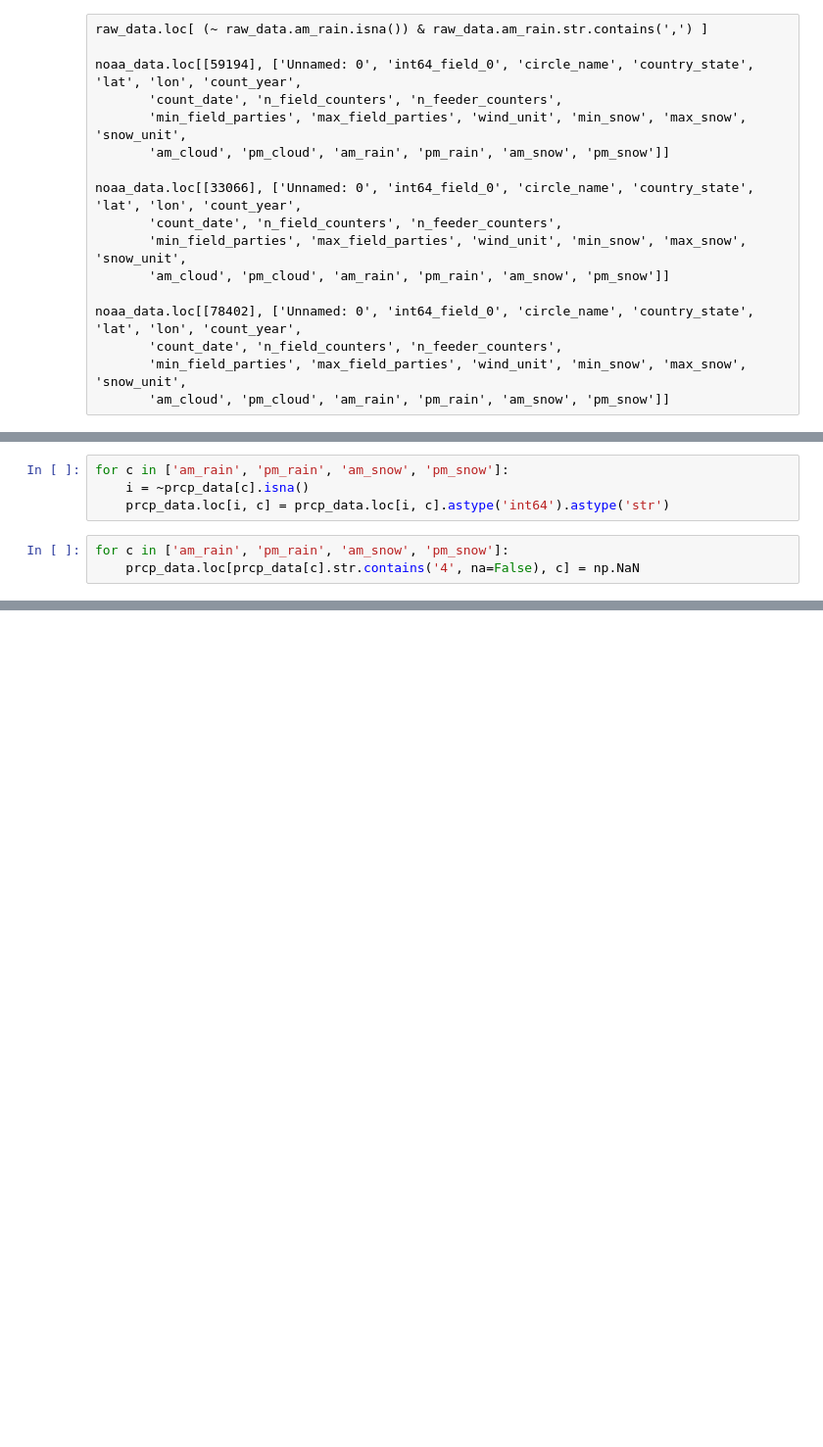
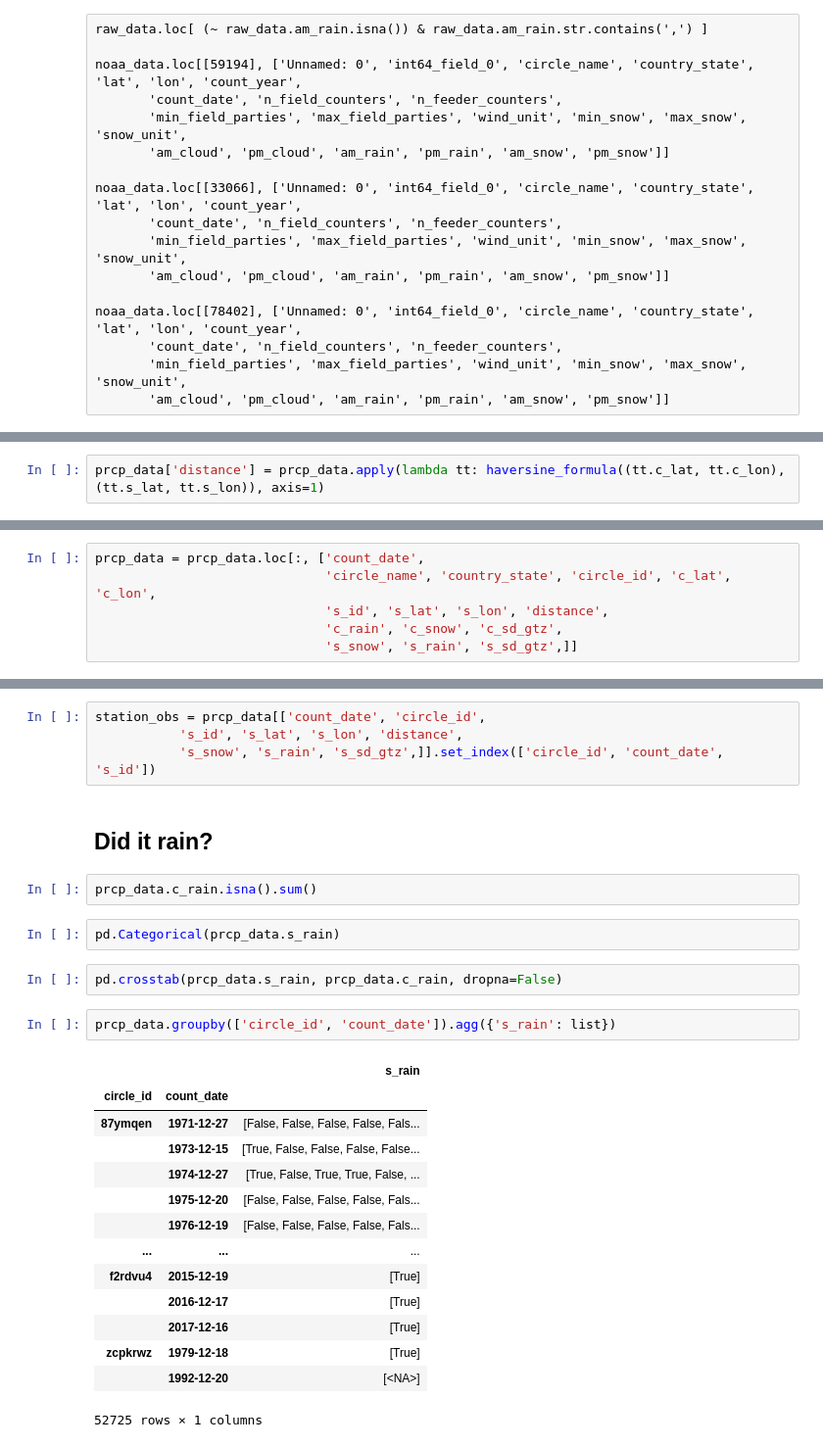
Before and after one commit to DataKind-DC/audubon-cbc, a Jupyter notebook: notebooks/2.1-rain-analysis.ipynb, the cells around one changed output, grey strips where cells are left out. Shown at 98% size. Drawn from its saved outputs; the diff is of its cells as text; blank space fills up the shorter version.

```diff
--- a/notebooks/2.1-rain-analysis.ipynb
+++ b/notebooks/2.1-rain-analysis.ipynb
@@ -84,7 +154,0 @@ prcp_data['s_sd_gtz'] = np.where(prcp_data.snwd.isna(), np.NaN, prcp_data.snwd >
-# %%
-for c in ['am_rain', 'pm_rain', 'am_snow', 'pm_snow']:
-    i = ~prcp_data[c].isna()
-    prcp_data.loc[i, c] = prcp_data.loc[i, c].astype('int64').astype('str')
-# %%
-for c in ['am_rain', 'pm_rain', 'am_snow', 'pm_snow']:
-    prcp_data.loc[prcp_data[c].str.contains('4', na=False), c] = np.NaN
@@ -140,0 +157,2 @@ Name: am_rain, Length: 457, dtype: object
+# %%
+prcp_data['distance'] = prcp_data.apply(lambda tt: haversine_formula((tt.c_lat, tt.c_lon), (tt.s_lat, tt.s_lon)), axis=1)
@@ -140,0 +161,6 @@ Name: am_rain, Length: 457, dtype: object
+# %%
+prcp_data = prcp_data.loc[:, ['count_date',
+                              'circle_name', 'country_state', 'circle_id', 'c_lat', 'c_lon',
+                              's_id', 's_lat', 's_lon', 'distance',
+                              'c_rain', 'c_snow', 'c_sd_gtz',
+                              's_snow', 's_rain', 's_sd_gtz',]]
@@ -140,0 +174,29 @@ Name: am_rain, Length: 457, dtype: object
+# %%
+station_obs = prcp_data[['count_date', 'circle_id',
+           's_id', 's_lat', 's_lon', 'distance',
+           's_snow', 's_rain', 's_sd_gtz',]].set_index(['circle_id', 'count_date', 's_id'])
+# %% [markdown]
+## Did it rain?
+# %%
+prcp_data.c_rain.isna().sum()
+# %%
+pd.Categorical(prcp_data.s_rain)
+# %%
+pd.crosstab(prcp_data.s_rain, prcp_data.c_rain, dropna=False)
+# %%
+prcp_data.groupby(['circle_id', 'count_date']).agg({'s_rain': list})
+# %% [output]
+|  |  | s_rain |
+| circle_id | count_date |  |
+| 87ymqen | 1971-12-27 | [False, False, False, False, Fals... |
+|  | 1973-12-15 | [True, False, False, False, False... |
+|  | 1974-12-27 | [True, False, True, True, False, ... |
+|  | 1975-12-20 | [False, False, False, False, Fals... |
+|  | 1976-12-19 | [False, False, False, False, Fals... |
+| ... | ... | ... |
+| f2rdvu4 | 2015-12-19 | [True] |
+|  | 2016-12-17 | [True] |
+|  | 2017-12-16 | [True] |
+| zcpkrwz | 1979-12-18 | [True] |
+|  | 1992-12-20 | [<NA>] |
+52725 rows × 1 columns
```
Also changed, not shown: parts of 33 cells of this notebook.
